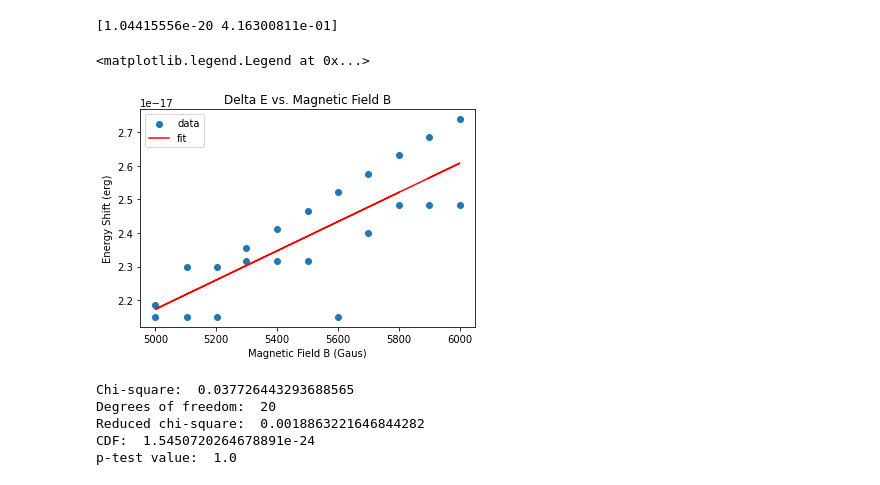
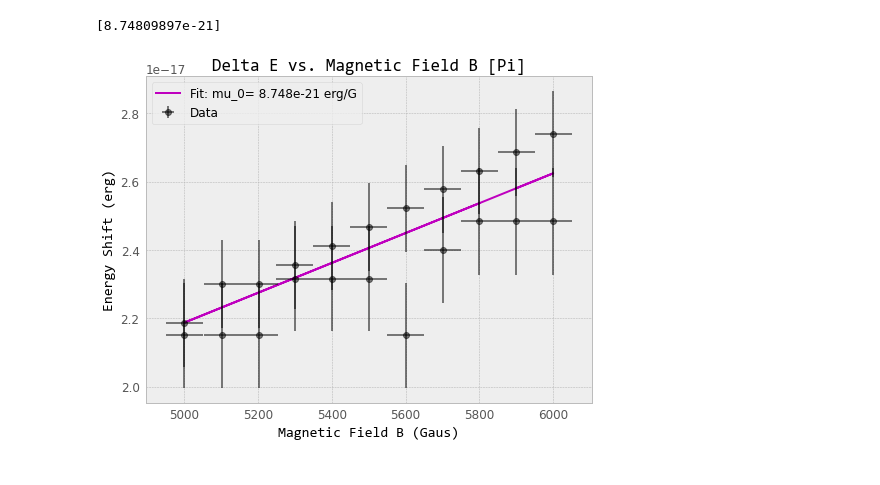
Before and after one commit to Drixitel/134-Lab-Spring-2023, a Jupyter notebook: Code/Zeeman/Data/90Run3.ipynb, the cells around one changed output. Cells and saved outputs as stored; diff of their text form; code cells hidden in the pictures.

Commit message:
Final Edits Chi2 and Graphs Complete

```diff
--- a/Code/Zeeman/Data/90Run3.ipynb
+++ b/Code/Zeeman/Data/90Run3.ipynb
@@ -23,7 +23,8 @@ import helperfile as hf
 # hf.Plots(bins, intensities, "B=0.384 kG, Polarize = 180 deg, Intensity Plot - Full set", 'Bins', 'Intensity [ADU] ', figsize0= 15, figsize1=4)
 # %%
 # STEP 1: Load Data
-xy2 = np.loadtxt('XYR3_90_Dic.txt', dtype=int, delimiter=',')
-print(type(xy2))
+xy = np.loadtxt('XYR3_90_Dic.txt', dtype=int, delimiter=',')
+print(type(xy))
+print(f"Number of trials to examine = {len(xy)/2}\nTotal Number of arrays = {len(xy)}")
 # %% [output]
 <class 'numpy.ndarray'>
@@ -299,0 +265,14 @@ fit2 = DelE(B ,*params2)
+# %%
+# STEP 11: LOAD ERROR FROM Error90.ipynb
+# AND ASSIGN B ERROR
+
+sigmaE = np.loadtxt('Run3Eerr90.txt', delimiter=',')
+
+
+
+
+# CREATE SAME SIZE ARRAY
+Barr = np.ones(len(B))
+# ERROR
+sigmaB = 0.05E3 # Gauss
+Berr = sigmaB*Barr
@@ -300,12 +370,39 @@ fit2 = DelE(B ,*params2)
 # %%
-plt.scatter(np.sort(B),delE_90[np.argsort(B)], label = 'data')
-plt.plot(B, fit2, label = 'fit', color = 'red')
-print(params2)
-plt.title("Delta E vs. Magnetic Field B")
-plt.xlabel('Magnetic Field B (Gaus)')
-plt.ylabel('Energy Shift (erg)')
-plt.legend()
+# PLOT2
+
+#style
+hfont = {'fontname':'Consolas'}
+plt.figure()
+plt.style.use('bmh')
+
+
+# Better looking line
+B_line = np.linspace(min(B), max(B), 1000)
+fit2 = DelE2(B, *popt2)
+
+#data
+plt.plot(B, fit2, label = 'Fit: mu_0= %1.3e erg/G' % tuple(popt2), color = 'm')
+
+plt.errorbar(
+    B,
+    delE_90,
+    yerr= sigmaE,
+    xerr= Berr,
+    fmt='o',
+    label = 'Data',
+    color='black',
+    alpha =0.5
+    )
+
+#labels
+plt.title("Delta E vs. Magnetic Field B [Pi]", **hfont)
+plt.xlabel('Magnetic Field B (Gaus)', **hfont)
+plt.ylabel('Energy Shift (erg)', **hfont)
+plt.legend(loc=2)
+
+print(popt2)
+
+# hf.SaveFigure("PiDelEvsB90Run3_2.png")
 # %% [output]
-[1.04415556e-20 4.16300811e-01]
+[8.74809897e-21]
-<matplotlib.legend.Legend at 0x...>
-[figure, old version]
+[figure, new version]
@@ -318,8 +408,0 @@ plt.legend()
-# %%
-hf.Chi2Values(DelE,B,delE_90,params2,sigma)
-# %% [output]
-Chi-square:  0.037726443293688565
-Degrees of freedom:  20
-Reduced chi-square:  0.0018863221646844282
-CDF:  1.5450720264678891e-24
-p-test value:  1.0
```
Also changed, not shown: parts of 19 cells of this notebook, 20 other files.
